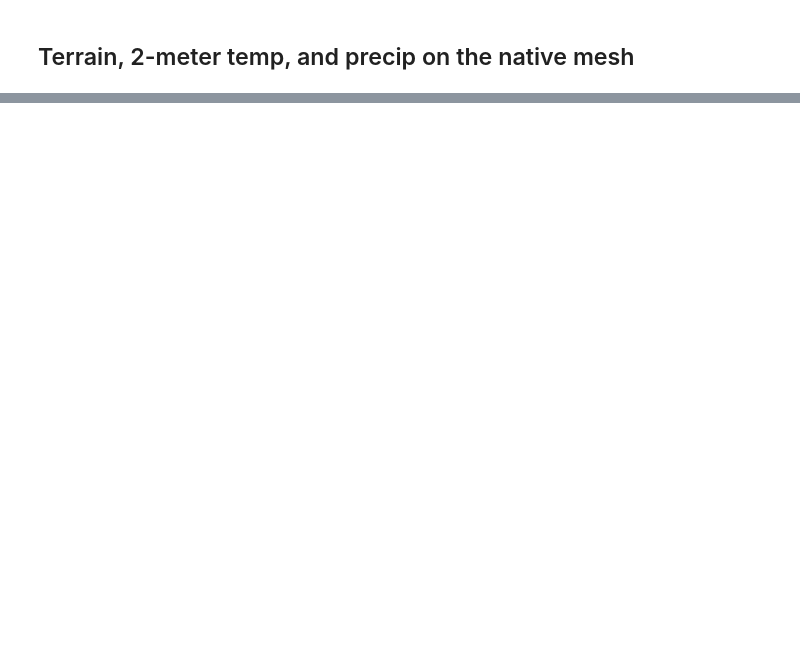
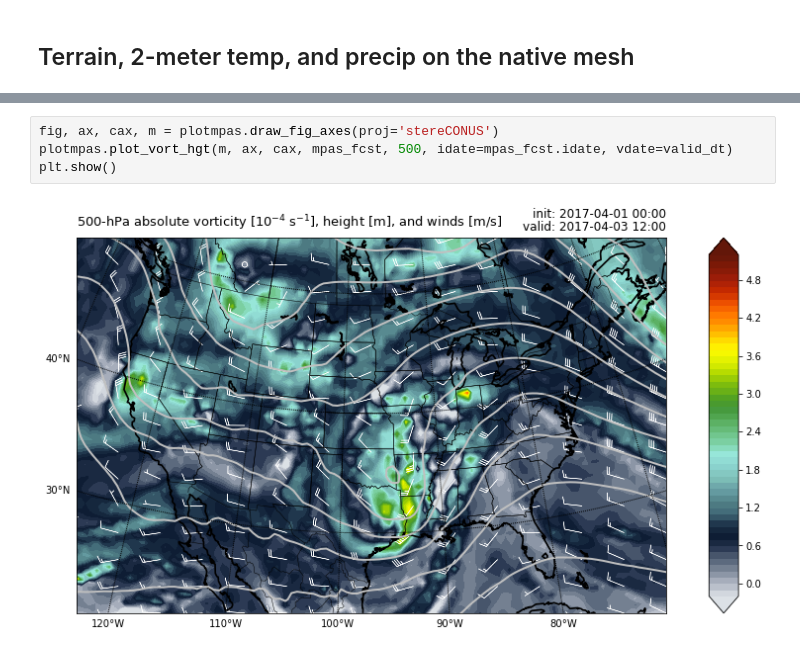
Before and after one commit to njweber2/mpas_python-1, a Jupyter notebook: scripts/test_mpas_tools.ipynb, the cells around one changed output, grey strips where cells are left out. Drawn from its saved outputs; the diff is of its cells as text; blank space fills up the shorter version.

```diff
--- a/scripts/test_mpas_tools.ipynb
+++ b/scripts/test_mpas_tools.ipynb
@@ -131,0 +172,6 @@ Defining patch collection on MPAS grid...
+# %%
+fig, ax, cax, m = plotmpas.draw_fig_axes(proj='stereCONUS')
+plotmpas.plot_vort_hgt(m, ax, cax, mpas_fcst, 500, idate=mpas_fcst.idate, vdate=valid_dt)
+plt.show()
+# %% [output]
+[figure, added]
```
Also changed, not shown: parts of 15 cells of this notebook, 3 other files.
